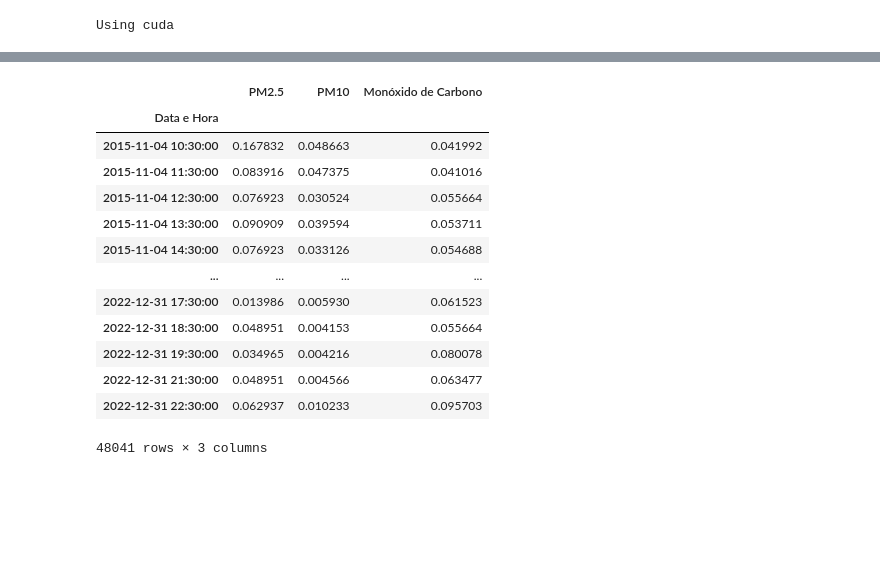
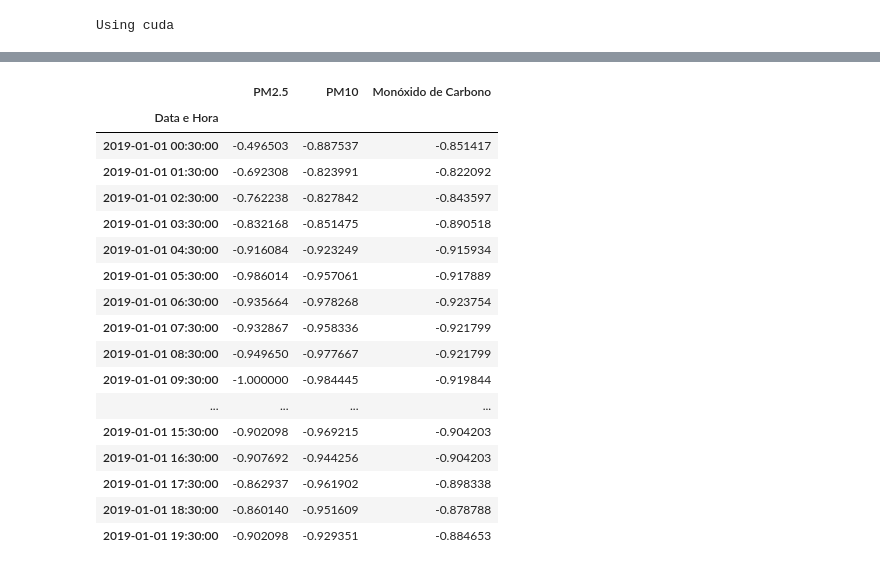
Before and after one commit to DanielPortes/pm25-plots, a Jupyter notebook: models/LSTM.ipynb, the cells around one changed output, grey strips where cells are left out. Drawn from its saved outputs; the diff is of its cells as text; code cells hidden in the pictures; blank space fills up the shorter version.

```diff
--- a/models/LSTM.ipynb
+++ b/models/LSTM.ipynb
@@ -71,0 +61,5 @@ df
+# %%
+# converte as colunas para float
+df = df.apply(pd.to_numeric, errors='coerce')
+df = df.replace(0.0, np.nan)
+df.head(20)
@@ -71,0 +85,13 @@ df
+# %%
+# Imputacao dos dados faltantes com a media da coluna
+
+# df.fillna(df.mean(), inplace=True)
+
+# df.interpolate(method='linear', inplace=True)
+
+from sklearn.impute import KNNImputer
+
+imputer = KNNImputer(n_neighbors=5)
+
+df = pd.DataFrame(imputer.fit_transform(df), columns=df.columns, index=df.index)
+df.head(20)
@@ -72,37 +117,30 @@ df
 # %%
-# normalizando os dados manualmente
+from sklearn.preprocessing import MinMaxScaler
 
-def manual_normalization(data):
-    normalizado = data.copy()
-    min_max_values = {}
-    for column in df.columns:
-        min_val = df[column].min()
-        max_val = df[column].max()
-        min_max_values[column] = (min_val, max_val)
+scaler = MinMaxScaler(feature_range=(-1, 1))
 
-        # Normaliza os valores da coluna
-        normalizado[column] = (df[column] - min_val) / (max_val - min_val)
+df = pd.DataFrame(scaler.fit_transform(df), columns=df.columns, index=df.index)
 
-    return normalizado, min_max_values
-
-df, max_min_values = manual_normalization(df)
-
-df
+df.head(20)
 # %% [output]
 |  | PM2.5 | PM10 | Monóxido de Carbono |
 | Data e Hora |  |  |  |
-| 2015-11-04 10:30:00 | 0.167832 | 0.048663 | 0.041992 |
-| 2015-11-04 11:30:00 | 0.083916 | 0.047375 | 0.041016 |
-| 2015-11-04 12:30:00 | 0.076923 | 0.030524 | 0.055664 |
-| 2015-11-04 13:30:00 | 0.090909 | 0.039594 | 0.053711 |
-| 2015-11-04 14:30:00 | 0.076923 | 0.033126 | 0.054688 |
+| 2019-01-01 00:30:00 | -0.496503 | -0.887537 | -0.851417 |
+| 2019-01-01 01:30:00 | -0.692308 | -0.823991 | -0.822092 |
+| 2019-01-01 02:30:00 | -0.762238 | -0.827842 | -0.843597 |
+| 2019-01-01 03:30:00 | -0.832168 | -0.851475 | -0.890518 |
+| 2019-01-01 04:30:00 | -0.916084 | -0.923249 | -0.915934 |
+| 2019-01-01 05:30:00 | -0.986014 | -0.957061 | -0.917889 |
+| 2019-01-01 06:30:00 | -0.935664 | -0.978268 | -0.923754 |
+| 2019-01-01 07:30:00 | -0.932867 | -0.958336 | -0.921799 |
+| 2019-01-01 08:30:00 | -0.949650 | -0.977667 | -0.921799 |
+| 2019-01-01 09:30:00 | -1.000000 | -0.984445 | -0.919844 |
 | ... | ... | ... | ... |
-| 2022-12-31 17:30:00 | 0.013986 | 0.005930 | 0.061523 |
-| 2022-12-31 18:30:00 | 0.048951 | 0.004153 | 0.055664 |
-| 2022-12-31 19:30:00 | 0.034965 | 0.004216 | 0.080078 |
-| 2022-12-31 21:30:00 | 0.048951 | 0.004566 | 0.063477 |
-| 2022-12-31 22:30:00 | 0.062937 | 0.010233 | 0.095703 |
+| 2019-01-01 15:30:00 | -0.902098 | -0.969215 | -0.904203 |
+| 2019-01-01 16:30:00 | -0.907692 | -0.944256 | -0.904203 |
+| 2019-01-01 17:30:00 | -0.862937 | -0.961902 | -0.898338 |
+| 2019-01-01 18:30:00 | -0.860140 | -0.951609 | -0.878788 |
+| 2019-01-01 19:30:00 | -0.902098 | -0.929351 | -0.884653 |
-48041 rows × 3 columns
 # %%
 def create_sequences(data, seq_length):
     xs, ys = [], []
```
Also changed, not shown: parts of 23 cells of this notebook, 3 other files.
